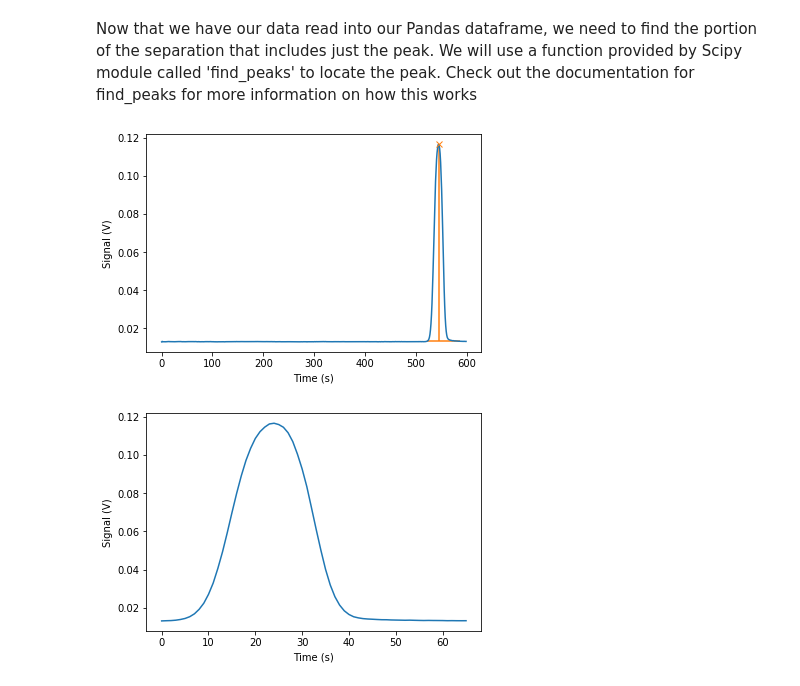
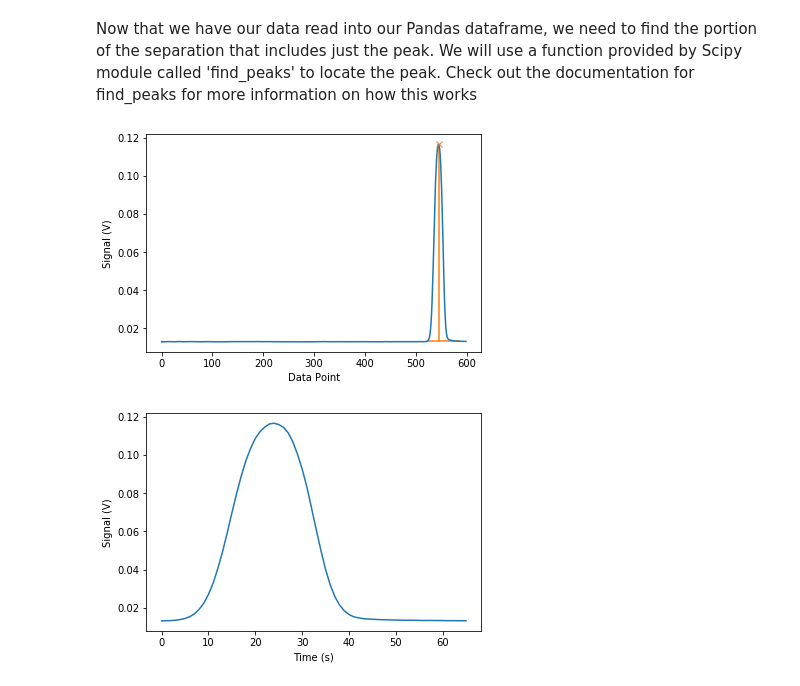
Before and after one commit to brae-pete/MonteCarlo, a Jupyter notebook: MC_TurinaPeakIntegration.ipynb, the cells around one changed output. Cells and saved outputs as stored; diff of their text form; code cells hidden in the pictures.

```diff
--- a/MC_TurinaPeakIntegration.ipynb
+++ b/MC_TurinaPeakIntegration.ipynb
@@ -35,20 +34,21 @@ plt.plot(x)
 # %% [markdown]
 Now that we have our data read into our Pandas dataframe, we need to find the portion of the separation that includes just the peak. We will use a function provided by Scipy module called 'find_peaks' to locate the peak. Check out the documentation for find_peaks for more information on how this works
 # %%
+# Get the peak start and stop information
 peaks, properties = find_peaks(x, prominence=0.02, width=5, threshold=0.0001, rel_height=0.999)
 fig, ax = plt.subplots()
 ax.plot(x)
 ax.plot(peaks, x[peaks], "x")
 ax.vlines(x=peaks, ymin=x[peaks] - properties["prominences"],
            ymax = x[peaks], color = "C1")
 ax.hlines(y=properties["width_heights"], xmin=properties["left_ips"],
            xmax=properties["right_ips"], color = "C1")
 
 ax.set_ylabel('Signal (V)')
-ax.set_xlabel('Time (s)')
+ax.set_xlabel('Data Point')
 pass
 # %% [output]
-[figure, old version]
+[figure, new version]
 # %%
 # Extract Just the Peak
 stop = int(properties['right_ips'])
```
Also changed, not shown: parts of 9 cells of this notebook.
